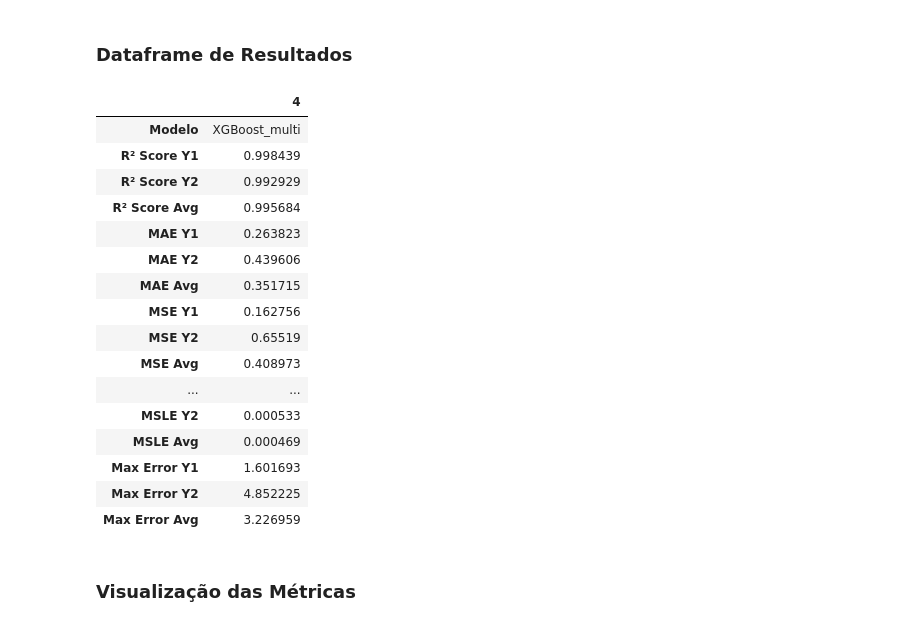
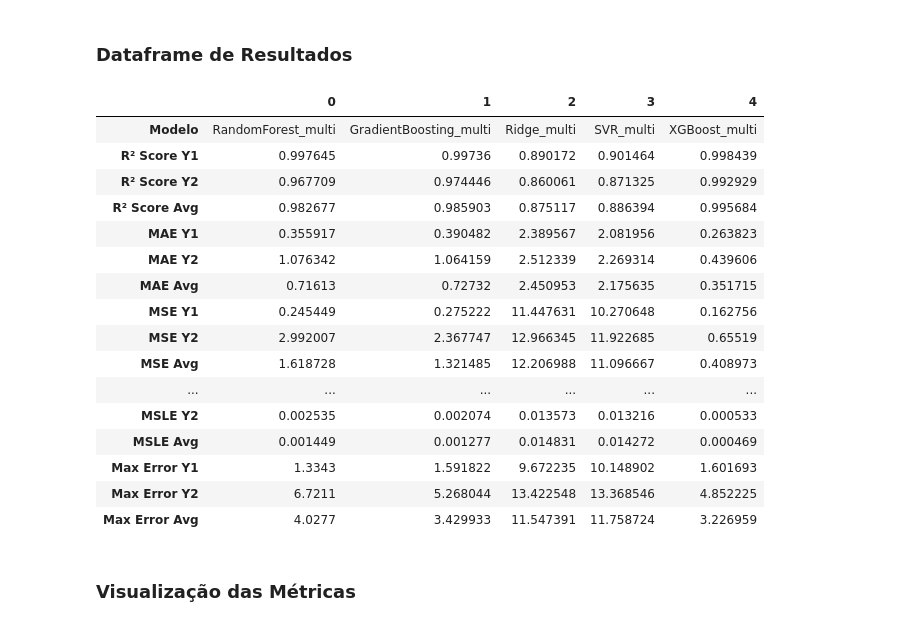
Before and after one commit to RicardoBassi/CASE-ML-2025, a Jupyter notebook: Notebooks-Testes/Pipeline-remove-features.ipynb, the cells around one changed output. Drawn from its saved outputs; the diff is of its cells as text; code cells hidden in the pictures.

```diff
--- a/Notebooks-Testes/Pipeline-remove-features.ipynb
+++ b/Notebooks-Testes/Pipeline-remove-features.ipynb
@@ -150,25 +150,25 @@ df_metrics = pd.DataFrame(multi_results)
 # %% [markdown]
 ### Dataframe de Resultados
 # %%
-df_metrics.T[[4]]
+df_metrics.T
 # %% [output]
-|  | 4 |
-| Modelo | XGBoost_multi |
-| R² Score Y1 | 0.998439 |
-| R² Score Y2 | 0.992929 |
-| R² Score Avg | 0.995684 |
-| MAE Y1 | 0.263823 |
-| MAE Y2 | 0.439606 |
-| MAE Avg | 0.351715 |
-| MSE Y1 | 0.162756 |
-| MSE Y2 | 0.65519 |
-| MSE Avg | 0.408973 |
-| ... | ... |
-| MSLE Y2 | 0.000533 |
-| MSLE Avg | 0.000469 |
-| Max Error Y1 | 1.601693 |
-| Max Error Y2 | 4.852225 |
-| Max Error Avg | 3.226959 |
+|  | 0 | 1 | 2 | 3 | 4 |
+| Modelo | RandomForest_multi | GradientBoosting_multi | Ridge_multi | SVR_multi | XGBoost_multi |
+| R² Score Y1 | 0.997645 | 0.99736 | 0.890172 | 0.901464 | 0.998439 |
+| R² Score Y2 | 0.967709 | 0.974446 | 0.860061 | 0.871325 | 0.992929 |
+| R² Score Avg | 0.982677 | 0.985903 | 0.875117 | 0.886394 | 0.995684 |
+| MAE Y1 | 0.355917 | 0.390482 | 2.389567 | 2.081956 | 0.263823 |
+| MAE Y2 | 1.076342 | 1.064159 | 2.512339 | 2.269314 | 0.439606 |
+| MAE Avg | 0.71613 | 0.72732 | 2.450953 | 2.175635 | 0.351715 |
+| MSE Y1 | 0.245449 | 0.275222 | 11.447631 | 10.270648 | 0.162756 |
+| MSE Y2 | 2.992007 | 2.367747 | 12.966345 | 11.922685 | 0.65519 |
+| MSE Avg | 1.618728 | 1.321485 | 12.206988 | 11.096667 | 0.408973 |
+| ... | ... | ... | ... | ... | ... |
+| MSLE Y2 | 0.002535 | 0.002074 | 0.013573 | 0.013216 | 0.000533 |
+| MSLE Avg | 0.001449 | 0.001277 | 0.014831 | 0.014272 | 0.000469 |
+| Max Error Y1 | 1.3343 | 1.591822 | 9.672235 | 10.148902 | 1.601693 |
+| Max Error Y2 | 6.7211 | 5.268044 | 13.422548 | 13.368546 | 4.852225 |
+| Max Error Avg | 4.0277 | 3.429933 | 11.547391 | 11.758724 | 3.226959 |
 # %% [markdown]
 ### Visualização das Métricas
 # %%
```
Also changed, not shown: 1 other file.
